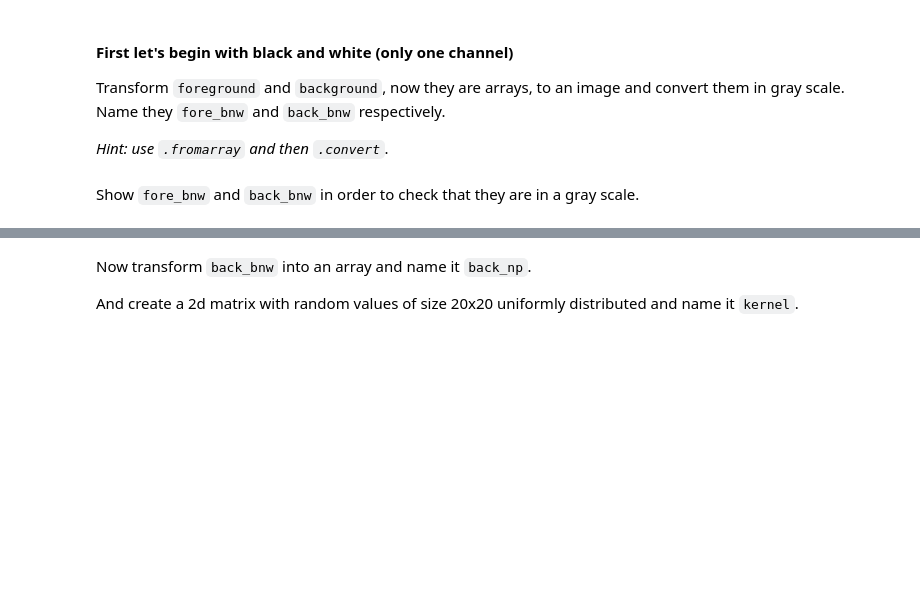
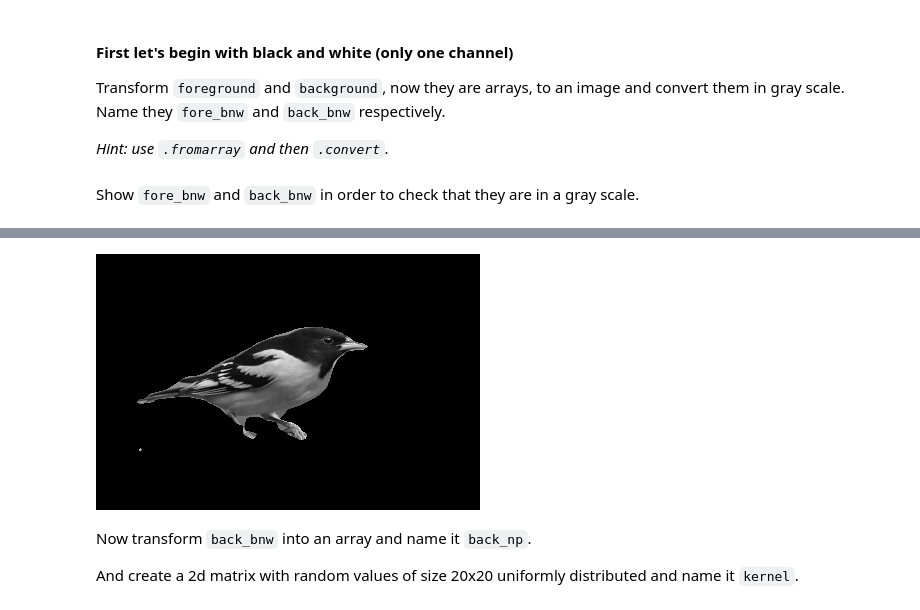
Before and after one commit to blancalluch/ImageSegmentation, a Jupyter notebook: main.ipynb, the cells around one changed output, grey strips where cells are left out. Cells and saved outputs as stored; diff of their text form; code cells hidden in the pictures; blank space fills up the shorter version.

```diff
--- a/main.ipynb
+++ b/main.ipynb
@@ -146,3 +149,7 @@ Show `fore_bnw` and `back_bnw` in order to check that they are in a gray scale.
+# %%
+back_bnw
+# %% [output]
+[figure, added]
 # %% [markdown]
 Now transform `back_bnw` into an array and name it `back_np`.
 
```
Also changed, not shown: parts of 7 cells of this notebook.
